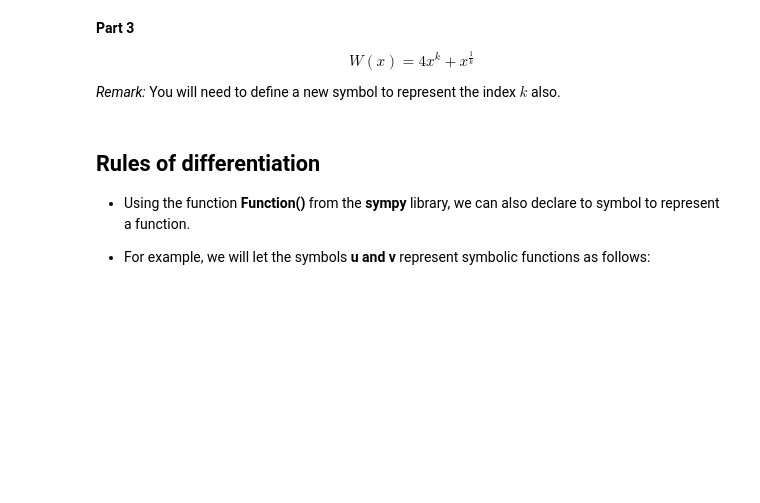
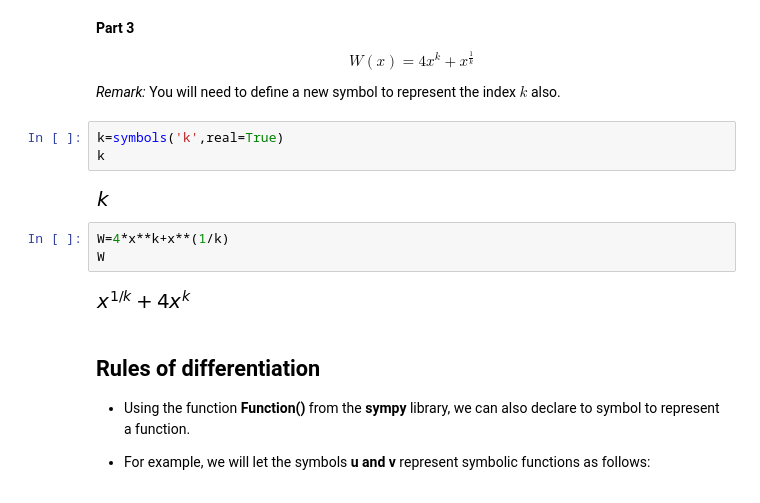
Before and after one commit to tlyonsWIT/Applied-Calculus, a Jupyter notebook: Applied Calculus 2021 - Python Workbook 4.ipynb, the cells around one changed output. Saved outputs shown, nothing was run; the diff lists cells and outputs as text; blank space fills up the shorter version.

```diff
--- a/Applied Calculus 2021 - Python Workbook 4.ipynb
+++ b/Applied Calculus 2021 - Python Workbook 4.ipynb
@@ -144,6 +144,16 @@ W(x)=4x^k+x^{\frac{1}{k}}
 $$
 
 _Remark:_ You will need to define a new symbol to represent the index $k$ also.
+# %%
+k=symbols('k',real=True)
+k
+# %% [output]
+[figure, added]
+# %%
+W=4*x**k+x**(1/k)
+W
+# %% [output]
+[figure, added]
 # %% [markdown]
 ## Rules of differentiation
 
```
Also changed, not shown: parts of 7 cells of this notebook.
